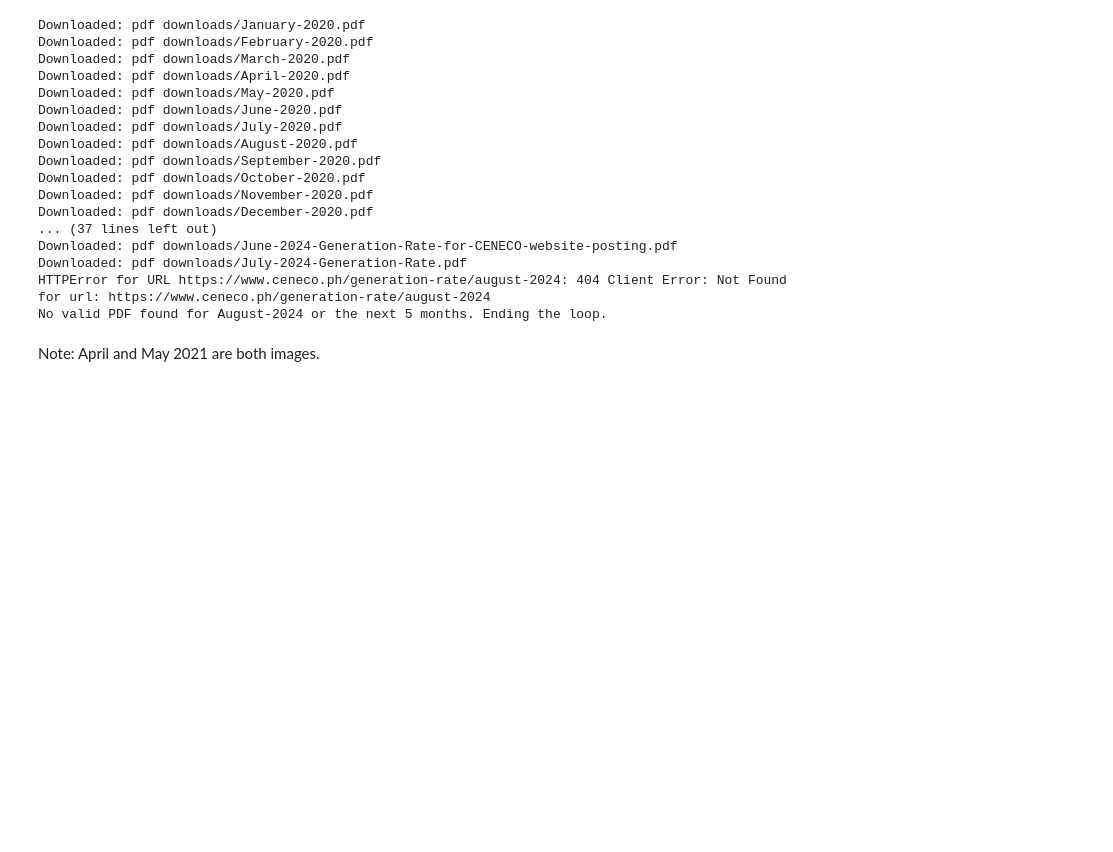
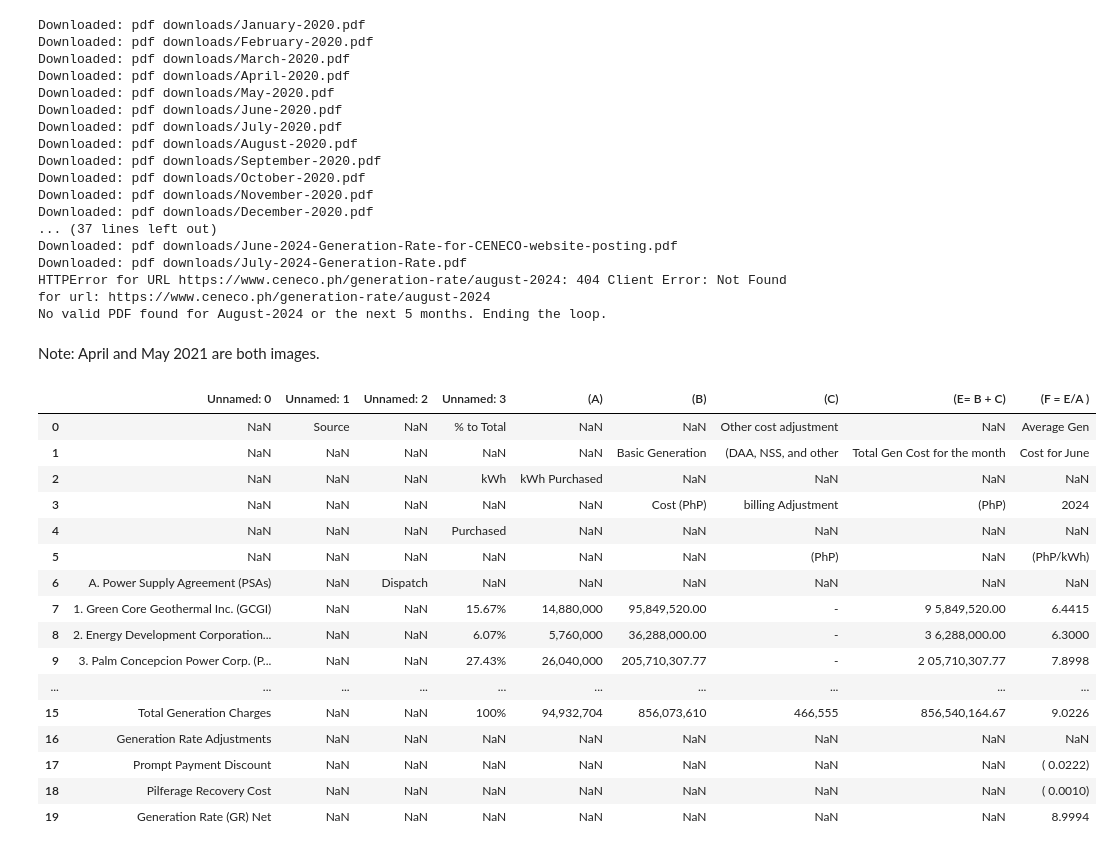
Before and after one commit to andreasenson/Scrape-DU-Generation-Charge, a Jupyter notebook: CENECO/scrape_CENECO.ipynb, the cells around one changed output. Drawn from its saved outputs; the diff is of its cells as text; code cells hidden in the pictures; blank space fills up the shorter version.

```diff
--- a/CENECO/scrape_CENECO.ipynb
+++ b/CENECO/scrape_CENECO.ipynb
@@ -188,3 +191,25 @@ No valid PDF found for August-2024 or the next 5 months. Ending the loop.
 Note: April and May 2021 are both images.
 # %%
 # Check which files are actually machine readable by trying to pass them through tabula
+
+df = tabula.read_pdf("pdf downloads/July-2024-Generation-Rate.pdf",stream = True, pages=1)[0]
+# %%
+df
+# %% [output]
+|  | Unnamed: 0 | Unnamed: 1 | Unnamed: 2 | Unnamed: 3 | (A) | (B) | (C) | (E= B + C) | (F = E/A ) |
+| 0 | NaN | Source | NaN | % to Total | NaN | NaN | Other cost adjustment | NaN | Average Gen |
+| 1 | NaN | NaN | NaN | NaN | NaN | Basic Generation | (DAA, NSS, and other | Total Gen Cost for the month | Cost for June |
+| 2 | NaN | NaN | NaN | kWh | kWh Purchased | NaN | NaN | NaN | NaN |
+| 3 | NaN | NaN | NaN | NaN | NaN | Cost (PhP) | billing Adjustment | (PhP) | 2024 |
+| 4 | NaN | NaN | NaN | Purchased | NaN | NaN | NaN | NaN | NaN |
+| 5 | NaN | NaN | NaN | NaN | NaN | NaN | (PhP) | NaN | (PhP/kWh) |
+| 6 | A. Power Supply Agreement (PSAs) | NaN | Dispatch | NaN | NaN | NaN | NaN | NaN | NaN |
+| 7 | 1. Green Core Geothermal Inc. (GCGI) | NaN | NaN | 15.67% | 14,880,000 | 95,849,520.00 | - | 9 5,849,520.00 | 6.4415 |
+| 8 | 2. Energy Development Corporation... | NaN | NaN | 6.07% | 5,760,000 | 36,288,000.00 | - | 3 6,288,000.00 | 6.3000 |
+| 9 | 3. Palm Concepcion Power Corp. (P... | NaN | NaN | 27.43% | 26,040,000 | 205,710,307.77 | - | 2 05,710,307.77 | 7.8998 |
+| ... | ... | ... | ... | ... | ... | ... | ... | ... | ... |
+| 15 | Total Generation Charges | NaN | NaN | 100% | 94,932,704 | 856,073,610 | 466,555 | 856,540,164.67 | 9.0226 |
+| 16 | Generation Rate Adjustments | NaN | NaN | NaN | NaN | NaN | NaN | NaN | NaN |
+| 17 | Prompt Payment Discount | NaN | NaN | NaN | NaN | NaN | NaN | NaN | ( 0.0222) |
+| 18 | Pilferage Recovery Cost | NaN | NaN | NaN | NaN | NaN | NaN | NaN | ( 0.0010) |
+| 19 | Generation Rate (GR) Net | NaN | NaN | NaN | NaN | NaN | NaN | NaN | 8.9994 |
```
Also changed, not shown: parts of 5 cells of this notebook, 1 other file.
